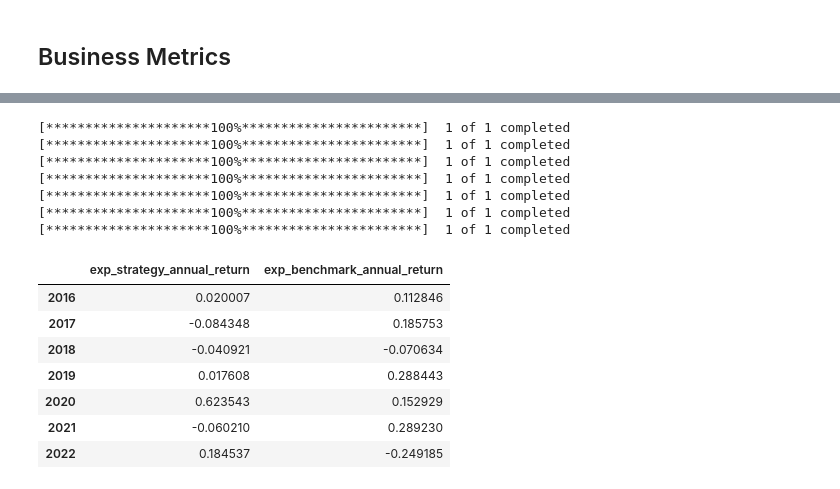
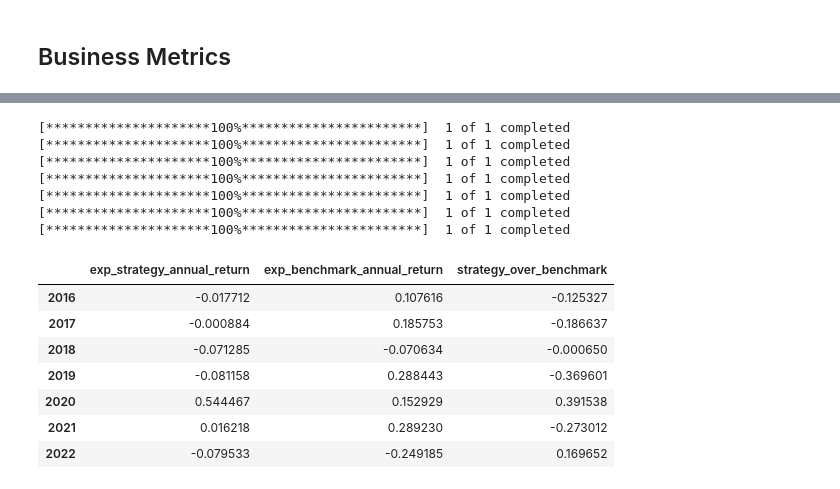
Before and after one commit to yeonatalie/bt4222-ml-sp500, a Jupyter notebook: nn.ipynb, the cells around one changed output, grey strips where cells are left out. Drawn from its saved outputs; the diff is of its cells as text; code cells hidden in the pictures.

```diff
--- a/nn.ipynb
+++ b/nn.ipynb
@@ -65,6 +65,11 @@ X_train_df_5perc_7lag = pd.read_excel('data/model_inputs/x_train_5perc_7lag.xlsx
 X_test_df_5perc_7lag = pd.read_excel('data/model_inputs/x_test_5perc_7lag.xlsx', index_col=0)
 y_train_df_5perc_7lag = pd.read_excel('data/model_inputs/y_train_5perc_7lag.xlsx', index_col=0)
 y_test_df_5perc_7lag = pd.read_excel('data/model_inputs/y_test_5perc_7lag.xlsx', index_col=0)
+# %%
+X_train_standardized = pd.read_excel('data/model_inputs/x_train_standardized.xlsx', index_col=0)
+X_test_standardized = pd.read_excel('data/model_inputs/x_test_standardized.xlsx', index_col=0)
+y_train_standardized = pd.read_excel('data/model_inputs/y_train_standardized.xlsx', index_col=0)
+y_test_standardized = pd.read_excel('data/model_inputs/y_test_standardized.xlsx', index_col=0)
 # %%
 data_dict = {
     '3perc_3lag': [X_train_df_3perc_3lag, X_test_df_3perc_3lag, y_train_df_3perc_3lag, y_test_df_3perc_3lag],
@@ -267,5 +276,5 @@ results.sort_values(['f1'], ascending=False)
 # %%
-X_train, X_test, y_train, y_test = X_train_df_3perc_3lag, X_test_df_3perc_3lag, y_train_df_3perc_3lag, y_test_df_3perc_3lag
+X_train, X_test, y_train, y_test = X_train_standardized, X_test_standardized, y_train_standardized, y_test_standardized
 X_train, X_valid, X_test, y_train, y_valid, y_test = shuffle_numpy_encode(X_train, X_test, y_train, y_test)
 
 # Doing Cross Validation
@@ -332,7 +341,6 @@ def tuner(C, batch_size, neurons1, neurons2, neurons3, optimizer, dropout_rate,
       return tuned_model
 
     es = EarlyStopping(monitor="loss", patience=3)
-    mc = ModelCheckpoint('Best_tuned_NN.h5', monitor='val_loss',mode='min',verbose=2, save_best_only=True)
 
     tune_rnn = KerasClassifier(build_fn=create_model, epochs=epochs, batch_size=batch_size, verbose=0)
     score = cross_val_score(tune_rnn, X_train_total, y_train_total, fit_params={'callbacks':[es]}, error_score='raise', scoring=make_scorer(f1_score, average='weighted', labels=[0,1,2])).mean() #5 fold cross validation default
@@ -472,6 +483,6 @@ results.sort_values(['f1'], ascending=False)
 # %%
 import yfinance as yf
 # %%
-whole_df_x = pd.concat([X_train_df_3perc_3lag, X_test_df_3perc_3lag])
+whole_df_x = pd.concat([X_train_standardized, X_test_standardized])
 whole_df_x.shape
 # %% [output]
@@ -482,5 +509,5 @@ whole_df_x['year'] = whole_df_x['index'].apply(lambda x: x.year)
 # %%
-business_metric_results = pd.DataFrame(columns=['exp_strategy_annual_return', 'exp_benchmark_annual_return'])
+business_metric_results = pd.DataFrame(columns=['exp_strategy_annual_return', 'exp_benchmark_annual_return', 'strategy_over_benchmark'])
 
 for year in [2016, 2017, 2018, 2019, 2020, 2021, 2022]:
     year_data = whole_df_x[whole_df_x['year'] == year]
@@ -490,7 +517,7 @@ for year in [2016, 2017, 2018, 2019, 2020, 2021, 2022]:
     predictions=np.argmax(predict_x,axis=1)
 
     df_pred = pd.DataFrame({'prediction':predictions}, index=year_data.index)
-    df_pred = df_pred.replace({2:1, 1:-1}) # convert classes to buy hold sell
+    df_pred = df_pred.replace({2:-1}) # convert classes to buy hold sell
     dates = df_pred.index
 
     if year == 2022:
@@ -498,45 +525,48 @@ for year in [2016, 2017, 2018, 2019, 2020, 2021, 2022]:
     else:
         end_date = str(year+1) + "-01-01"
     df_prices = yf.download("^GSPC", start=dates[0], end=end_date)[['Adj Close']]
+    df_prices = df_prices.filter(items = dates, axis=0)
 
     # create positions column
     positions = []
     prev = 0
     for i in range(len(df_pred)):
-        if df_pred.iloc[i]['prediction'] == 0:
-            positions.append(prev)
-        else:
-            prev = df_pred.iloc[i]['prediction']
-            positions.append(prev)
+        positions.append(df_pred.iloc[i]['prediction'])
+        # if df_pred.iloc[i]['prediction'] == 0:
+        #     positions.append(prev)
+        # else:
+        #     prev = df_pred.iloc[i]['prediction']
+        #     positions.append(prev)
 
     df_business = pd.DataFrame()
     df_business['stock_daily_log_return'] = np.log(df_prices /df_prices.shift(1))['Adj Close']
     df_business['prediction'] = df_pred['prediction']
     df_business['position'] = positions
     df_business['benchmark'] = 1 # long and hold strategy
     df_business["strategy_Returns"] = df_business["stock_daily_log_return"] * df_business["position"].shift(1)
     df_business["benchmark_Returns"] = df_business["stock_daily_log_return"] * df_business["benchmark"].shift(1)
 
     # Annual Mean Returns or Expected returns
     expected_strategy_annual_return = np.exp(df_business['strategy_Returns'].mean() * 252) - 1
     expected_benchmark_annual_return = np.exp(df_business['benchmark_Returns'].mean() * 252) - 1
-    business_metric_results.loc[year] = [expected_strategy_annual_return, expected_benchmark_annual_return]
+    strategy_over_benchmark = expected_strategy_annual_return-expected_benchmark_annual_return
+    business_metric_results.loc[year] = [expected_strategy_annual_return, expected_benchmark_annual_return, strategy_over_benchmark]
     # print(f'Expected Annual Returns: Strategy: {round(expected_strategy_annual_return*100, 2)}%  |  Stock: {round(expected_benchmark_annual_return*100, 2)}%')
 
 business_metric_results
 # %% [output]
 [*********************100%***********************]  1 of 1 completed
 [*********************100%***********************]  1 of 1 completed
 [*********************100%***********************]  1 of 1 completed
 [*********************100%***********************]  1 of 1 completed
 [*********************100%***********************]  1 of 1 completed
 [*********************100%***********************]  1 of 1 completed
 [*********************100%***********************]  1 of 1 completed
-|  | exp_strategy_annual_return | exp_benchmark_annual_return |
-| 2016 | 0.020007 | 0.112846 |
-| 2017 | -0.084348 | 0.185753 |
-| 2018 | -0.040921 | -0.070634 |
-| 2019 | 0.017608 | 0.288443 |
-| 2020 | 0.623543 | 0.152929 |
-| 2021 | -0.060210 | 0.289230 |
-| 2022 | 0.184537 | -0.249185 |
+|  | exp_strategy_annual_return | exp_benchmark_annual_return | strategy_over_benchmark |
+| 2016 | -0.017712 | 0.107616 | -0.125327 |
+| 2017 | -0.000884 | 0.185753 | -0.186637 |
+| 2018 | -0.071285 | -0.070634 | -0.000650 |
+| 2019 | -0.081158 | 0.288443 | -0.369601 |
+| 2020 | 0.544467 | 0.152929 | 0.391538 |
+| 2021 | 0.016218 | 0.289230 | -0.273012 |
+| 2022 | -0.079533 | -0.249185 | 0.169652 |
```
Also changed, not shown: parts of 13 cells of this notebook, 1 other file.
